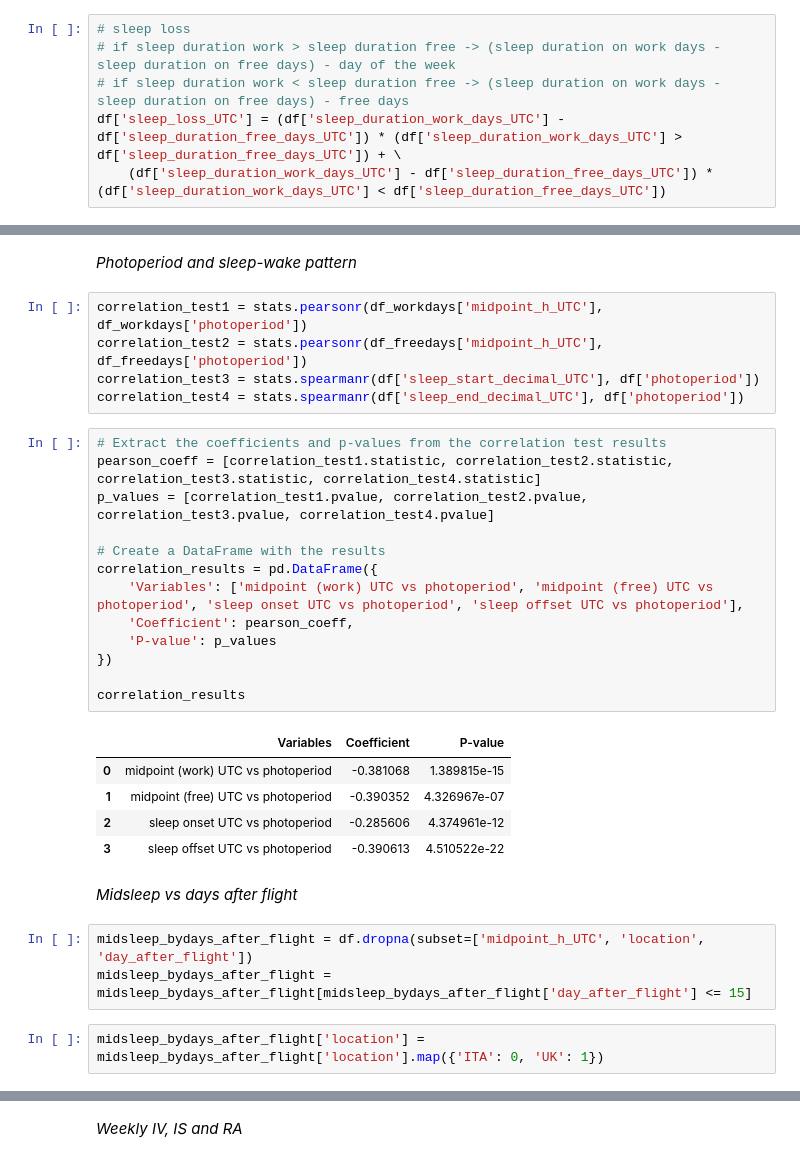
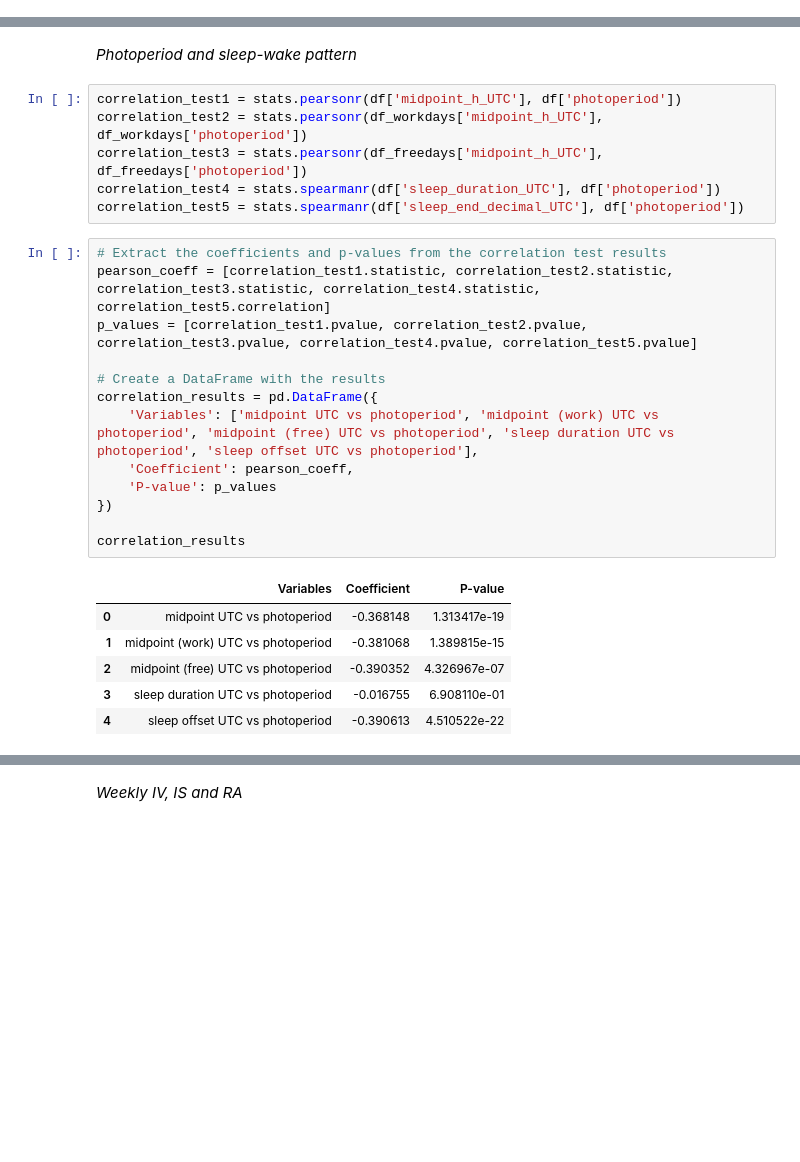
Before and after one commit to Gianluca-cnd/Case_report_uk_VS_ita, a Jupyter notebook: jetlag_UTC.ipynb, the cells around one changed output, grey strips where cells are left out. Saved outputs shown, nothing was run; the diff lists cells and outputs as text; blank space fills up the shorter version.

```diff
--- a/jetlag_UTC.ipynb
+++ b/jetlag_UTC.ipynb
@@ -58,12 +57,6 @@ df['weekday_type'] = df['weekday_type'].map({0: 'work days', 1: 'free days'})
 df['sleep_duration(h)_UTC'] = df['sleep_duration(h)_UTC'].astype(float)
 df['sleep_duration_work_days_UTC'] = df['sleep_duration(h)_UTC'] * (df['weekday_type'] == 'work days')
 df['sleep_duration_free_days_UTC'] = df['sleep_duration(h)_UTC'] * (df['weekday_type'] == 'free days')
-# %%
-# sleep loss
-# if sleep duration work > sleep duration free -> (sleep duration on work days - sleep duration on free days) - day of the week
-# if sleep duration work < sleep duration free -> (sleep duration on work days - sleep duration on free days) - free days
-df['sleep_loss_UTC'] = (df['sleep_duration_work_days_UTC'] - df['sleep_duration_free_days_UTC']) * (df['sleep_duration_work_days_UTC'] > df['sleep_duration_free_days_UTC']) + \
-    (df['sleep_duration_work_days_UTC'] - df['sleep_duration_free_days_UTC']) * (df['sleep_duration_work_days_UTC'] < df['sleep_duration_free_days_UTC'])
 # %%
 # filtered the midpoints by type of day of the week
 # new dataframe with only the midpoints of the work days/free days
@@ -630,33 +516,28 @@ plt.show()
 # %% [markdown]
 _Photoperiod and sleep-wake pattern_
 # %%
-correlation_test1 = stats.pearsonr(df_workdays['midpoint_h_UTC'], df_workdays['photoperiod'])
-correlation_test2 = stats.pearsonr(df_freedays['midpoint_h_UTC'], df_freedays['photoperiod'])
-correlation_test3 = stats.spearmanr(df['sleep_start_decimal_UTC'], df['photoperiod'])
-correlation_test4 = stats.spearmanr(df['sleep_end_decimal_UTC'], df['photoperiod'])
+correlation_test1 = stats.pearsonr(df['midpoint_h_UTC'], df['photoperiod'])
+correlation_test2 = stats.pearsonr(df_workdays['midpoint_h_UTC'], df_workdays['photoperiod'])
+correlation_test3 = stats.pearsonr(df_freedays['midpoint_h_UTC'], df_freedays['photoperiod'])
+correlation_test4 = stats.spearmanr(df['sleep_duration_UTC'], df['photoperiod'])
+correlation_test5 = stats.spearmanr(df['sleep_end_decimal_UTC'], df['photoperiod'])
 # %%
 # Extract the coefficients and p-values from the correlation test results
-pearson_coeff = [correlation_test1.statistic, correlation_test2.statistic, correlation_test3.statistic, correlation_test4.statistic]
-p_values = [correlation_test1.pvalue, correlation_test2.pvalue, correlation_test3.pvalue, correlation_test4.pvalue]
+pearson_coeff = [correlation_test1.statistic, correlation_test2.statistic, correlation_test3.statistic, correlation_test4.statistic, correlation_test5.correlation]
+p_values = [correlation_test1.pvalue, correlation_test2.pvalue, correlation_test3.pvalue, correlation_test4.pvalue, correlation_test5.pvalue]
 
 # Create a DataFrame with the results
 correlation_results = pd.DataFrame({
-    'Variables': ['midpoint (work) UTC vs photoperiod', 'midpoint (free) UTC vs photoperiod', 'sleep onset UTC vs photoperiod', 'sleep offset UTC vs photoperiod'],
+    'Variables': ['midpoint UTC vs photoperiod', 'midpoint (work) UTC vs photoperiod', 'midpoint (free) UTC vs photoperiod', 'sleep duration UTC vs photoperiod', 'sleep offset UTC vs photoperiod'],
     'Coefficient': pearson_coeff,
     'P-value': p_values
 })
 
 correlation_results
 # %% [output]
 |  | Variables | Coefficient | P-value |
-| 0 | midpoint (work) UTC vs photoperiod | -0.381068 | 1.389815e-15 |
-| 1 | midpoint (free) UTC vs photoperiod | -0.390352 | 4.326967e-07 |
-| 2 | sleep onset UTC vs photoperiod | -0.285606 | 4.374961e-12 |
-| 3 | sleep offset UTC vs photoperiod | -0.390613 | 4.510522e-22 |
+| 0 | midpoint UTC vs photoperiod | -0.368148 | 1.313417e-19 |
+| 1 | midpoint (work) UTC vs photoperiod | -0.381068 | 1.389815e-15 |
+| 2 | midpoint (free) UTC vs photoperiod | -0.390352 | 4.326967e-07 |
+| 3 | sleep duration UTC vs photoperiod | -0.016755 | 6.908110e-01 |
+| 4 | sleep offset UTC vs photoperiod | -0.390613 | 4.510522e-22 |
-# %% [markdown]
-_Midsleep vs days after flight_
-# %%
-midsleep_bydays_after_flight = df.dropna(subset=['midpoint_h_UTC', 'location', 'day_after_flight'])
-midsleep_bydays_after_flight = midsleep_bydays_after_flight[midsleep_bydays_after_flight['day_after_flight'] <= 15]
-# %%
-midsleep_bydays_after_flight['location'] = midsleep_bydays_after_flight['location'].map({'ITA': 0, 'UK': 1})
```
Also changed, not shown: parts of 101 cells of this notebook.
